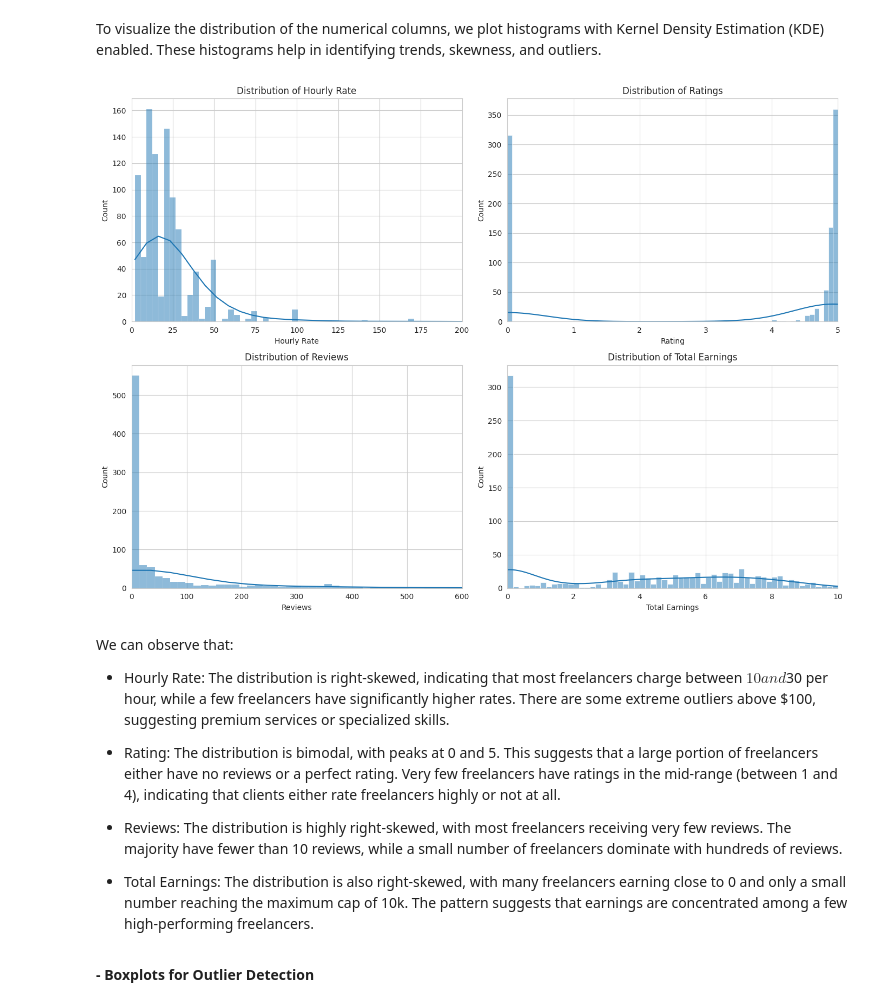
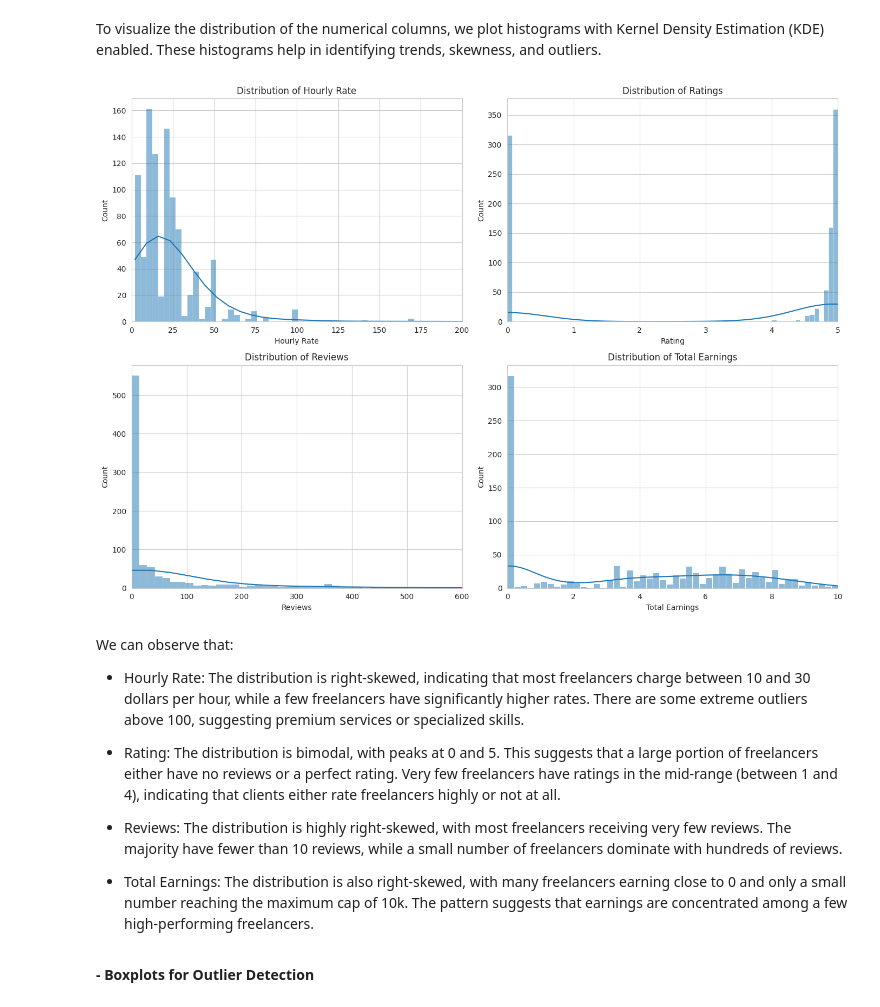
Before and after one commit to iRoseM/Freelancing-Trends--IT362, a Jupyter notebook: IT362_groub_6.ipynb, the cells around one changed output. Saved outputs shown, nothing was run; the diff lists cells and outputs as text; code cells hidden in the pictures.

```diff
--- a/IT362_groub_6.ipynb
+++ b/IT362_groub_6.ipynb
@@ -717,43 +715,42 @@ import matplotlib.pyplot as plt
 
 sns.set_style("whitegrid")
 
-# Create histograms for numerical variables with custom bin sizes and x-axis limits
 fig, axes = plt.subplots(2, 2, figsize=(14, 10))
 
 columns = ['Hourly Rate', 'Rating', 'Reviews', 'Total Earnings']
 titles = ['Distribution of Hourly Rate', 'Distribution of Ratings', 'Distribution of Reviews', 'Distribution of Total Earnings']
 
-# Adjusted x-axis limits
+# x-axis limits
 x_limits = {
     'Hourly Rate': (0, 200),
     'Rating': (0, 5),
     'Reviews': (0, 600),
     'Total Earnings': (0, 10)
 }
 
-# Adjusted bin sizes
+# bin sizes
 bin_sizes = {
     'Hourly Rate': 400,
     'Rating': 70,
     'Reviews': 500,
-    'Total Earnings': 60
+    'Total Earnings': 50
 }
 
 for i, ax in enumerate(axes.flatten()):
     sns.histplot(df[columns[i]], bins=bin_sizes[columns[i]], kde=True, ax=ax)
     ax.set_title(titles[i])
     ax.set_xlabel(columns[i])
     ax.set_xlim(x_limits[columns[i]])
 
 plt.tight_layout()
 plt.show()
 # %% [output]
-[figure, old version]
+[figure, new version]
 # %% [markdown]
 We can observe that:
 
 - Hourly Rate:
-The distribution is right-skewed, indicating that most freelancers charge between $10 and $30 per hour, while a few freelancers have significantly higher rates. There are some extreme outliers above $100, suggesting premium services or specialized skills.
+The distribution is right-skewed, indicating that most freelancers charge between 10 and 30 dollars per hour, while a few freelancers have significantly higher rates. There are some extreme outliers above 100, suggesting premium services or specialized skills.
 
 - Rating:
 The distribution is bimodal, with peaks at 0 and 5. This suggests that a large portion of freelancers either have no reviews or a perfect rating. Very few freelancers have ratings in the mid-range (between 1 and 4), indicating that clients either rate freelancers highly or not at all.
```
Also changed, not shown: parts of 12 cells of this notebook.
